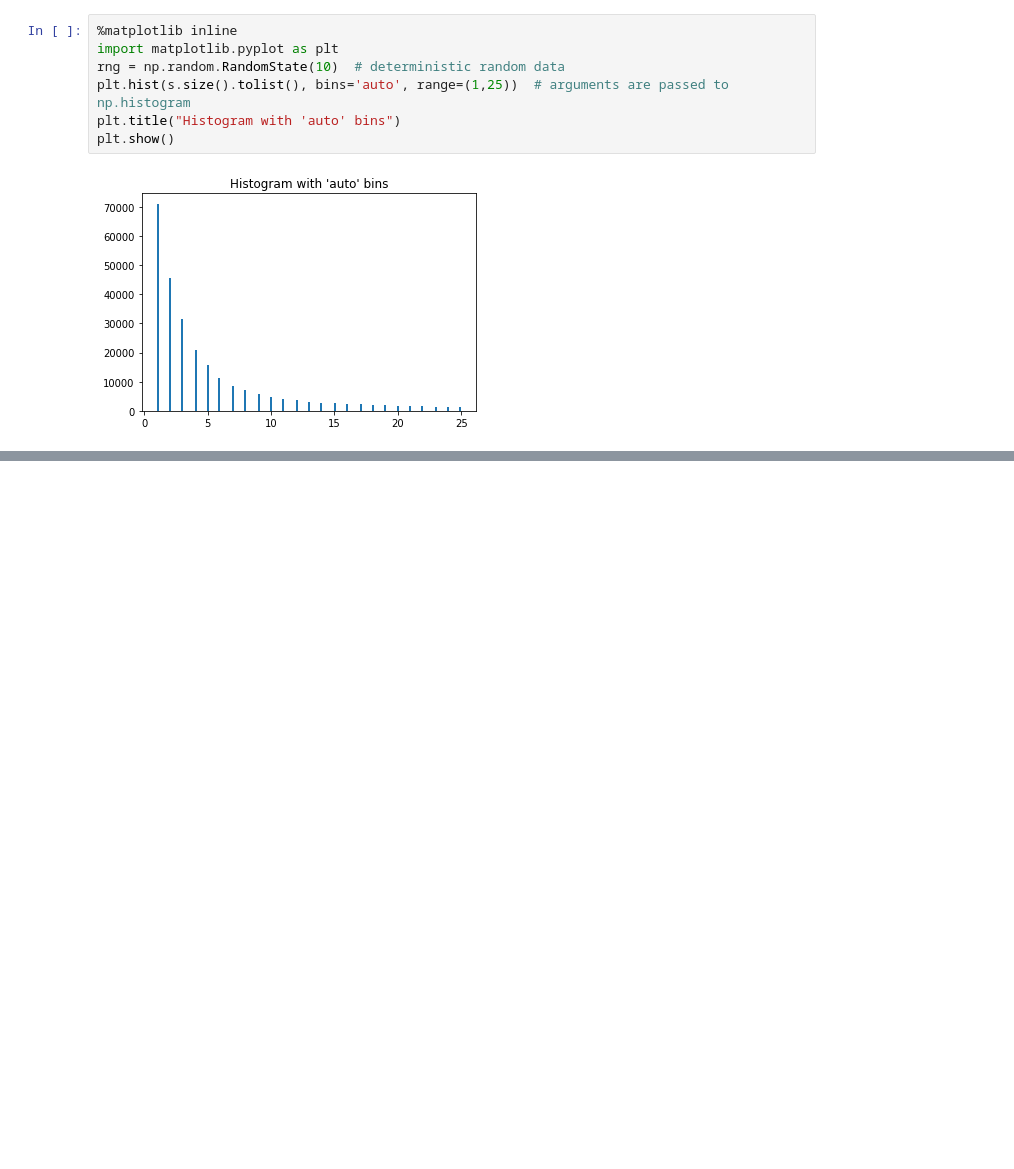
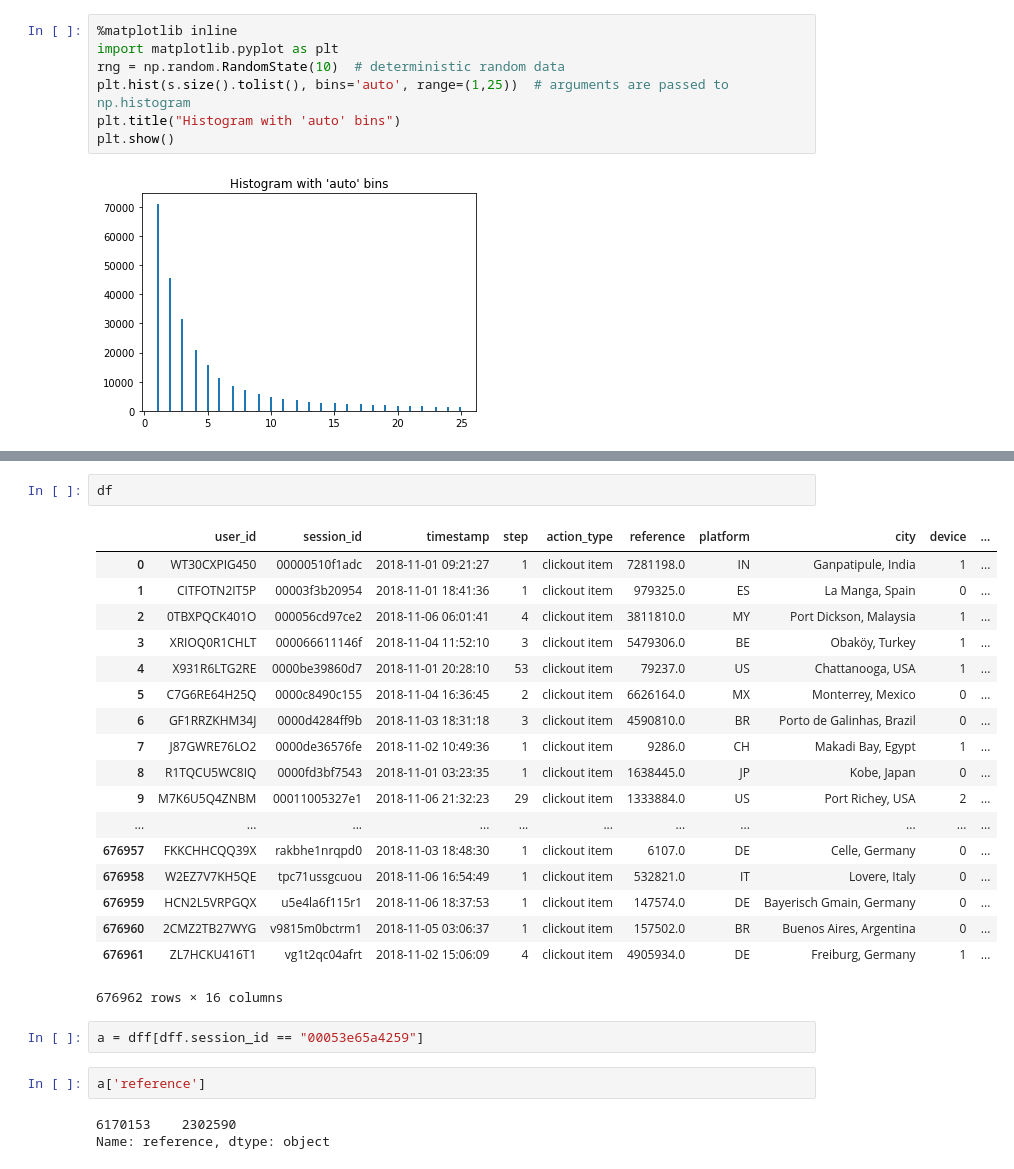
Before and after one commit to feay1234/RSC2019, a Jupyter notebook: Data.ipynb, the cells around one changed output, grey strips where cells are left out. Cells and saved outputs as stored; diff of their text form; blank space fills up the shorter version.

```diff
--- a/Data.ipynb
+++ b/Data.ipynb
@@ -353,0 +200,28 @@ dff[dff.session_id == "fa3a53156ae5c"]
+# %%
+df
+# %% [output]
+|  | user_id | session_id | timestamp | step | action_type | reference | platform | city | device | ... |
+| 0 | WT30CXPIG450 | 00000510f1adc | 2018-11-01 09:21:27 | 1 | clickout item | 7281198.0 | IN | Ganpatipule, India | 1 | ... |
+| 1 | CITFOTN2IT5P | 00003f3b20954 | 2018-11-01 18:41:36 | 1 | clickout item | 979325.0 | ES | La Manga, Spain | 0 | ... |
+| 2 | 0TBXPQCK401O | 000056cd97ce2 | 2018-11-06 06:01:41 | 4 | clickout item | 3811810.0 | MY | Port Dickson, Malaysia | 1 | ... |
+| 3 | XRIOQ0R1CHLT | 000066611146f | 2018-11-04 11:52:10 | 3 | clickout item | 5479306.0 | BE | Obaköy, Turkey | 1 | ... |
+| 4 | X931R6LTG2RE | 0000be39860d7 | 2018-11-01 20:28:10 | 53 | clickout item | 79237.0 | US | Chattanooga, USA | 1 | ... |
+| 5 | C7G6RE64H25Q | 0000c8490c155 | 2018-11-04 16:36:45 | 2 | clickout item | 6626164.0 | MX | Monterrey, Mexico | 0 | ... |
+| 6 | GF1RRZKHM34J | 0000d4284ff9b | 2018-11-03 18:31:18 | 3 | clickout item | 4590810.0 | BR | Porto de Galinhas, Brazil | 0 | ... |
+| 7 | J87GWRE76LO2 | 0000de36576fe | 2018-11-02 10:49:36 | 1 | clickout item | 9286.0 | CH | Makadi Bay, Egypt | 1 | ... |
+| 8 | R1TQCU5WC8IQ | 0000fd3bf7543 | 2018-11-01 03:23:35 | 1 | clickout item | 1638445.0 | JP | Kobe, Japan | 0 | ... |
+| 9 | M7K6U5Q4ZNBM | 00011005327e1 | 2018-11-06 21:32:23 | 29 | clickout item | 1333884.0 | US | Port Richey, USA | 2 | ... |
+| ... | ... | ... | ... | ... | ... | ... | ... | ... | ... | ... |
+| 676957 | FKKCHHCQQ39X | rakbhe1nrqpd0 | 2018-11-03 18:48:30 | 1 | clickout item | 6107.0 | DE | Celle, Germany | 0 | ... |
+| 676958 | W2EZ7V7KH5QE | tpc71ussgcuou | 2018-11-06 16:54:49 | 1 | clickout item | 532821.0 | IT | Lovere, Italy | 0 | ... |
+| 676959 | HCN2L5VRPGQX | u5e4la6f115r1 | 2018-11-06 18:37:53 | 1 | clickout item | 147574.0 | DE | Bayerisch Gmain, Germany | 0 | ... |
+| 676960 | 2CMZ2TB27WYG | v9815m0bctrm1 | 2018-11-05 03:06:37 | 1 | clickout item | 157502.0 | BR | Buenos Aires, Argentina | 0 | ... |
+| 676961 | ZL7HCKU416T1 | vg1t2qc04afrt | 2018-11-02 15:06:09 | 4 | clickout item | 4905934.0 | DE | Freiburg, Germany | 1 | ... |
+676962 rows × 16 columns
+# %%
+a = dff[dff.session_id == "00053e65a4259"]
+# %%
+a['reference']
+# %% [output]
+6170153    2302590
+Name: reference, dtype: object
```
Also changed, not shown: parts of 39 cells of this notebook.
